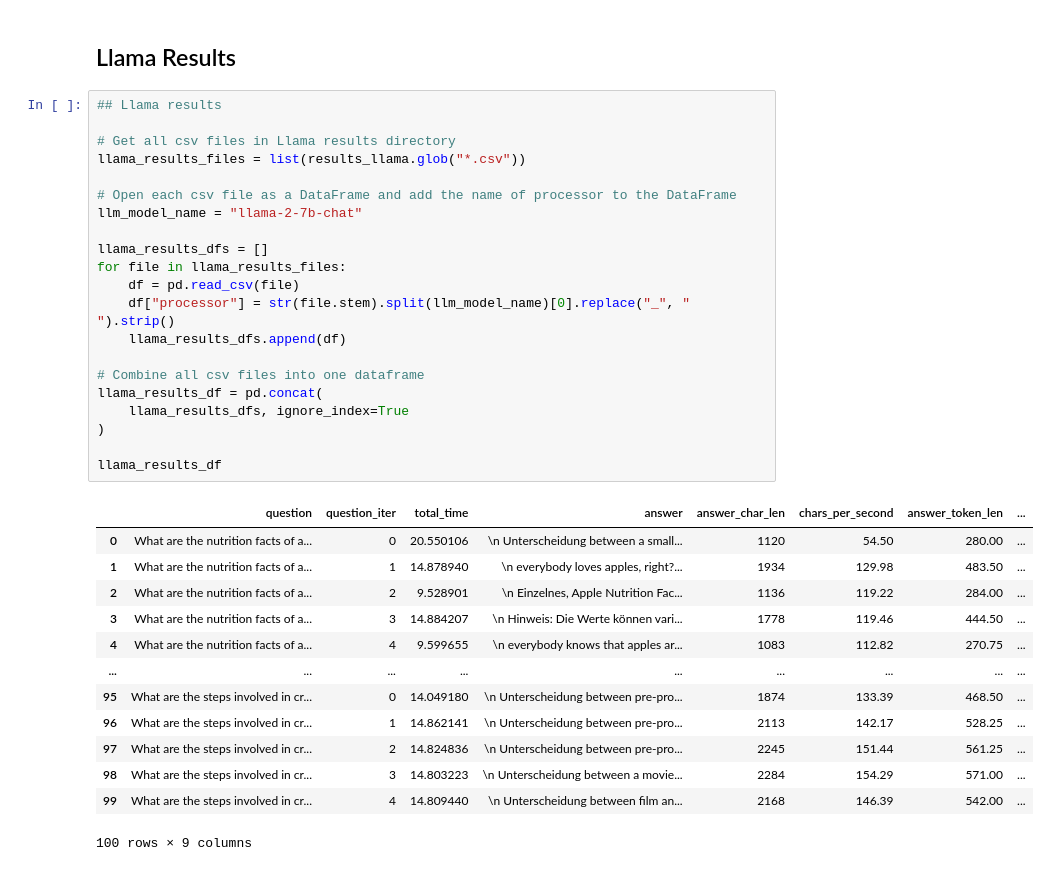
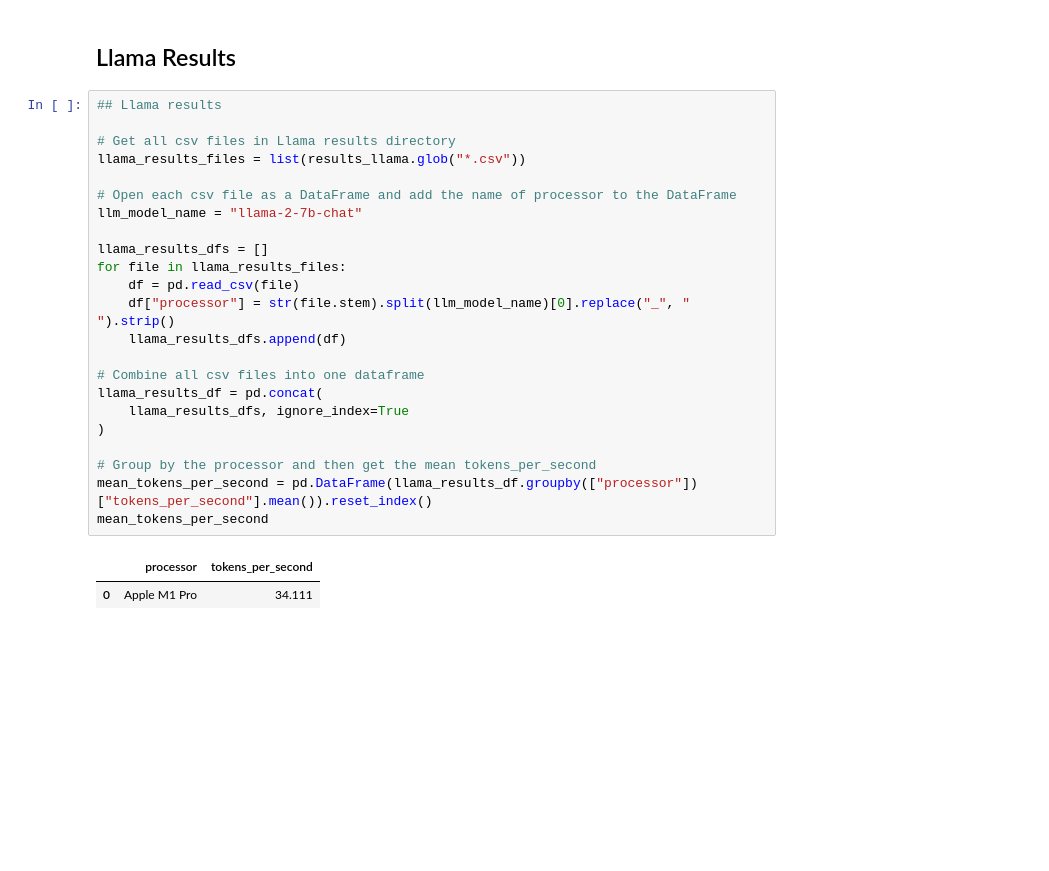
Before and after one commit to mrdbourke/mac-ml-speed-test, a Jupyter notebook: results_explorer.ipynb, the cells around one changed output. Drawn from its saved outputs; the diff is of its cells as text; blank space fills up the shorter version.

Commit message:
update results explorer notebook

```diff
--- a/results_explorer.ipynb
+++ b/results_explorer.ipynb
@@ -162,35 +213,26 @@ tensorflow_results_cv_df
 # %%
 ## Llama results
 
 # Get all csv files in Llama results directory
 llama_results_files = list(results_llama.glob("*.csv"))
 
 # Open each csv file as a DataFrame and add the name of processor to the DataFrame
 llm_model_name = "llama-2-7b-chat"
 
 llama_results_dfs = []
 for file in llama_results_files:
     df = pd.read_csv(file)
     df["processor"] = str(file.stem).split(llm_model_name)[0].replace("_", " ").strip()
     llama_results_dfs.append(df)
 
 # Combine all csv files into one dataframe
 llama_results_df = pd.concat(
     llama_results_dfs, ignore_index=True
 )
 
-llama_results_df
+# Group by the processor and then get the mean tokens_per_second
+mean_tokens_per_second = pd.DataFrame(llama_results_df.groupby(["processor"])["tokens_per_second"].mean()).reset_index()
+mean_tokens_per_second
 # %% [output]
-|  | question | question_iter | total_time | answer | answer_char_len | chars_per_second | answer_token_len | ... |
-| 0 | What are the nutrition facts of a... | 0 | 20.550106 | \n Unterscheidung between a small... | 1120 | 54.50 | 280.00 | ... |
-| 1 | What are the nutrition facts of a... | 1 | 14.878940 | \n everybody loves apples, right?... | 1934 | 129.98 | 483.50 | ... |
-| 2 | What are the nutrition facts of a... | 2 | 9.528901 | \n Einzelnes, Apple Nutrition Fac... | 1136 | 119.22 | 284.00 | ... |
-| 3 | What are the nutrition facts of a... | 3 | 14.884207 | \n Hinweis: Die Werte können vari... | 1778 | 119.46 | 444.50 | ... |
-| 4 | What are the nutrition facts of a... | 4 | 9.599655 | \n everybody knows that apples ar... | 1083 | 112.82 | 270.75 | ... |
-| ... | ... | ... | ... | ... | ... | ... | ... | ... |
-| 95 | What are the steps involved in cr... | 0 | 14.049180 | \n Unterscheidung between pre-pro... | 1874 | 133.39 | 468.50 | ... |
-| 96 | What are the steps involved in cr... | 1 | 14.862141 | \n Unterscheidung between pre-pro... | 2113 | 142.17 | 528.25 | ... |
-| 97 | What are the steps involved in cr... | 2 | 14.824836 | \n Unterscheidung between pre-pro... | 2245 | 151.44 | 561.25 | ... |
-| 98 | What are the steps involved in cr... | 3 | 14.803223 | \n Unterscheidung between a movie... | 2284 | 154.29 | 571.00 | ... |
-| 99 | What are the steps involved in cr... | 4 | 14.809440 | \n Unterscheidung between film an... | 2168 | 146.39 | 542.00 | ... |
+|  | processor | tokens_per_second |
+| 0 | Apple M1 Pro | 34.111 |
-100 rows × 9 columns
```
Also changed, not shown: parts of 3 cells of this notebook.
